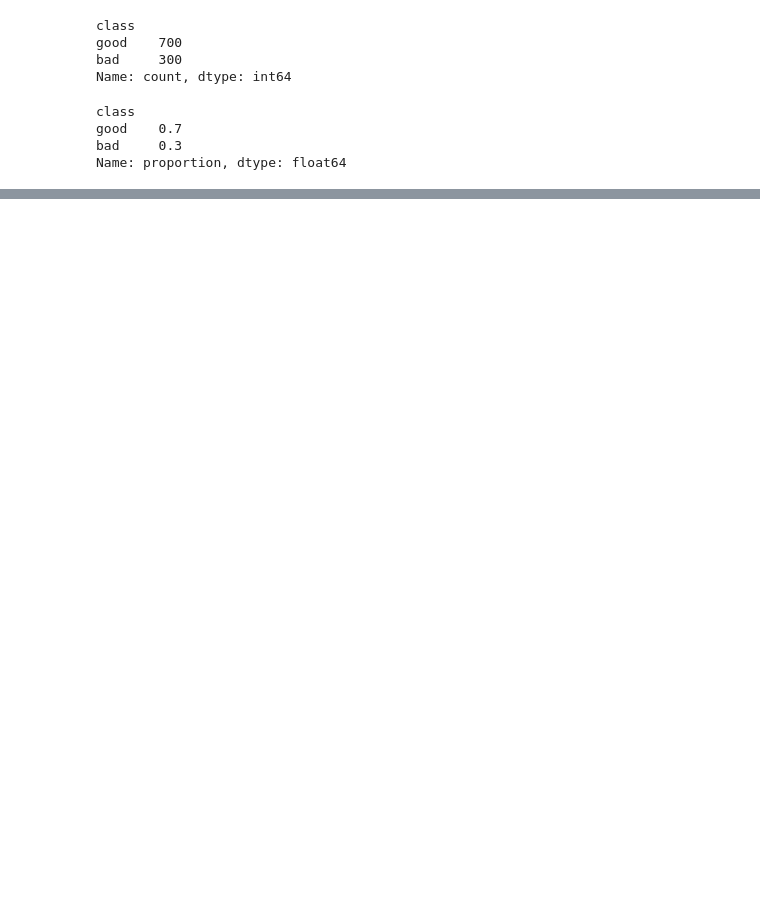
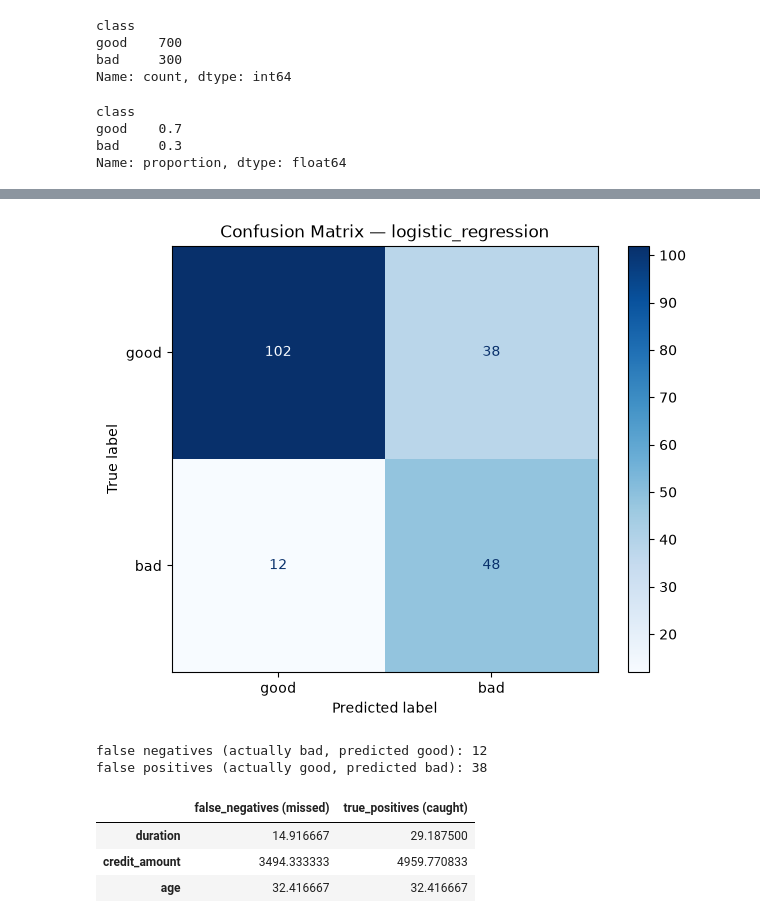
Before and after one commit to Timothious-arhamsoft/DailyTask, a Jupyter notebook: Task27/Day5_real_dataset.ipynb, the cells around one changed output, grey strips where cells are left out. Saved outputs shown, nothing was run; the diff lists cells and outputs as text; code cells hidden in the pictures; blank space fills up the shorter version.

```diff
--- a/Task27/Day5_real_dataset.ipynb
+++ b/Task27/Day5_real_dataset.ipynb
@@ -210,0 +499,4 @@ Name: proportion, dtype: float64
+# %%
+df["gender"] = df["personal_status"].astype(str).str.split().str[0]
+print(df["gender"].value_counts())
+print(df[["personal_status", "gender"]].head(10))
@@ -210,0 +626,7 @@ Name: proportion, dtype: float64
+# %%
+preprocess = ColumnTransformer(
+    transformers=[
+        ("cat", OneHotEncoder(handle_unknown="ignore"), categorical_features),
+        ("num", StandardScaler(), numeric_features),
+    ]
+)
@@ -210,0 +685,9 @@ Name: proportion, dtype: float64
+# %%
+results_df.loc["baseline"] = {
+    "accuracy": accuracy_score(y_test, baseline_pred),
+    "precision_bad": precision_score(y_test, baseline_pred, zero_division=0),
+    "recall_bad": recall_score(y_test, baseline_pred, zero_division=0),
+    "f1_bad": f1_score(y_test, baseline_pred, zero_division=0),
+    "roc_auc": np.nan,  # baseline gives no probabilities worth scoring
+}
+results_df.sort_values("roc_auc", ascending=False)
@@ -210,0 +743,11 @@ Name: proportion, dtype: float64
+# %%
+# Identify best model excluding baseline
+best_name = results_df.drop("baseline").sort_values("roc_auc", ascending=False).index[0]
+best_pipe = fitted[best_name]
+
+# Generate predictions using the properly fitted pipeline on original X_test
+best_pred = best_pipe.predict(X_test)
+best_proba = best_pipe.predict_proba(X_test)[:, 1]
+
+print("best model by ROC-AUC:", best_name)
+print(classification_report(y_test, best_pred, target_names=["good", "bad"]))
@@ -210,0 +764,41 @@ Name: proportion, dtype: float64
+# %%
+
+cm = confusion_matrix(y_test, best_pred)
+
+fig, ax = plt.subplots(figsize=(7, 5), layout="constrained")
+
+disp = ConfusionMatrixDisplay(confusion_matrix=cm,display_labels=["good", "bad"])
+disp.plot(cmap="Blues", ax=ax)
+ax.set_title(f"Confusion Matrix — {best_name}")
+fig.savefig(f"graphs/image_4_confusion_matrix_{best_name}.png",dpi=150,bbox_inches="tight")
+plt.show()
+# %% [output]
+[figure, added]
+# %%
+errors = X_test.copy()
+errors["true"] = y_test
+errors["pred"] = best_pred
+errors["pred_proba_bad"] = best_proba
+
+false_negatives = errors[(errors["true"] == 1) & (errors["pred"] == 0)]
+false_positives = errors[(errors["true"] == 0) & (errors["pred"] == 1)]
+
+print(f"false negatives (actually bad, predicted good): {len(false_negatives)}")
+print(f"false positives (actually good, predicted bad): {len(false_positives)}")
+# %% [output]
+false negatives (actually bad, predicted good): 12
+false positives (actually good, predicted bad): 38
+# %%
+# what distinguishes the false negatives from correctly-caught 'bad' cases?
+true_positives = errors[(errors["true"] == 1) & (errors["pred"] == 1)]
+
+compare_cols = ["duration", "credit_amount", "age"]
+pd.concat({
+    "false_negatives (missed)": false_negatives[compare_cols].mean(),
+    "true_positives (caught)": true_positives[compare_cols].mean(),
+}, axis=1)
+# %% [output]
+|  | false_negatives (missed) | true_positives (caught) |
+| duration | 14.916667 | 29.187500 |
+| credit_amount | 3494.333333 | 4959.770833 |
+| age | 32.416667 | 32.416667 |
```
Also changed, not shown: parts of 47 cells of this notebook, 5 other files.
